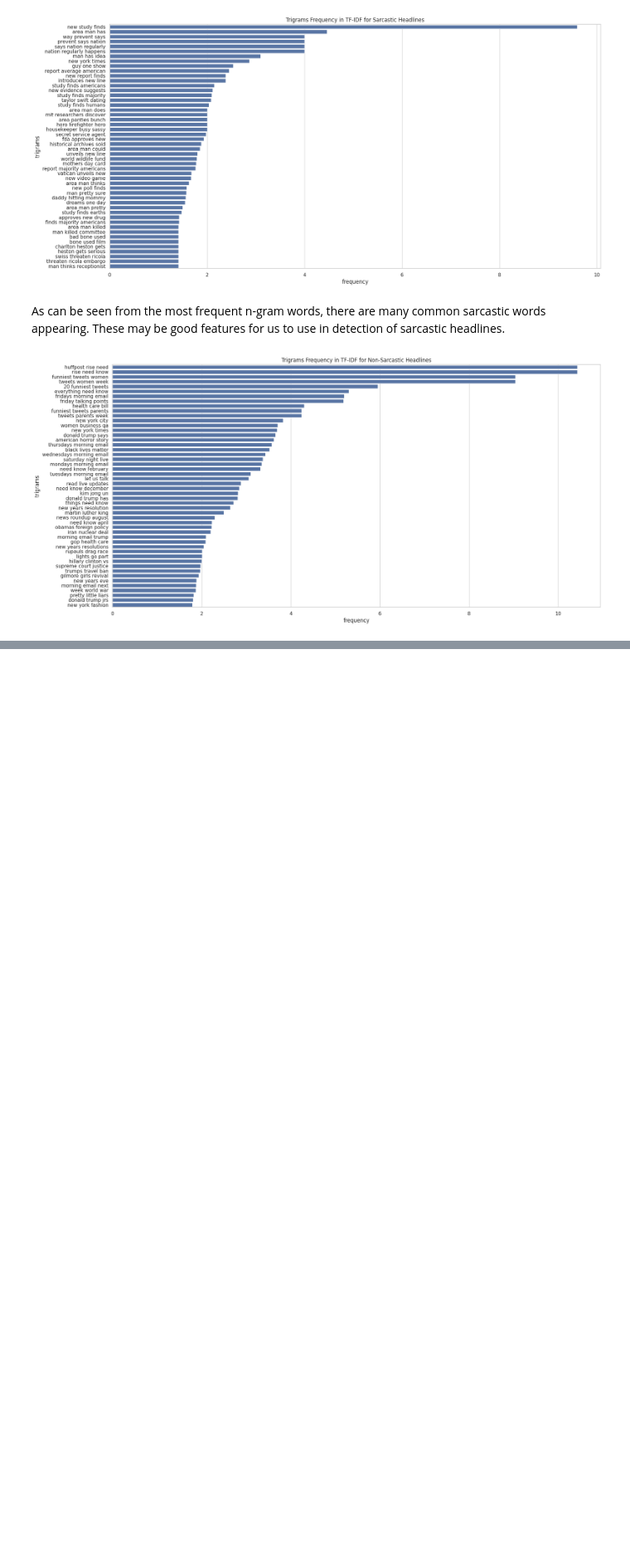
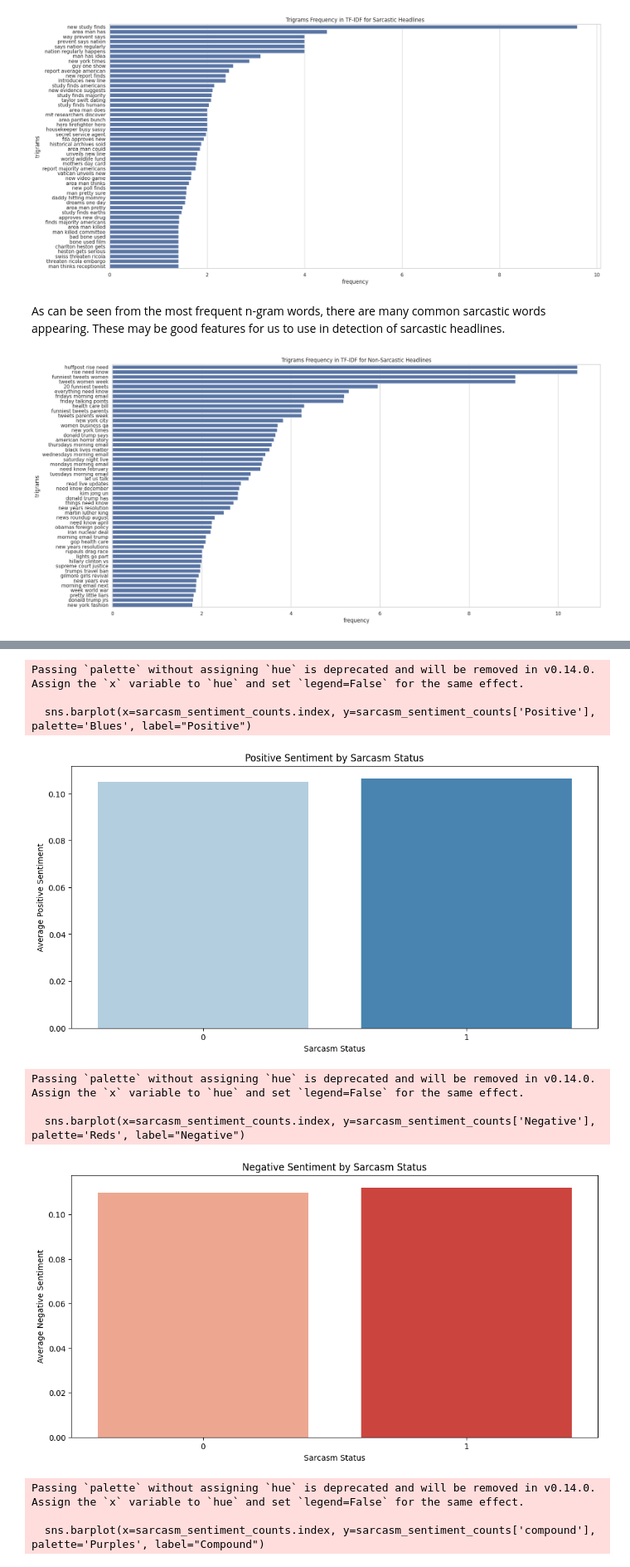
Before and after one commit to vigonometry/CS4248_Group8_SarcasmDetection, a Jupyter notebook: 03_EDA.ipynb, the cells around one changed output, grey strips where cells are left out. Shown at 83% size. Cells and saved outputs as stored; diff of their text form; code cells hidden in the pictures; blank space fills up the shorter version.

```diff
--- a/03_EDA.ipynb
+++ b/03_EDA.ipynb
@@ -643,0 +657,14 @@ plt.show()
+# %%
+# for sentiment analysis
+from nltk.sentiment.vader import SentimentIntensityAnalyzer
+
+# calculate VADER score
+sentiments = SentimentIntensityAnalyzer()
+sentiment_df = df[['headline', 'is_sarcastic','headline_cleaned']].copy()
+sentiment_results = sentiment_df["headline_cleaned"].apply(sentiments.polarity_scores)
+# %%
+sentiment_df["Positive"] = list(map(lambda x: x['pos'], sentiment_results))
+sentiment_df["Negative"] = list(map(lambda x: x['neg'], sentiment_results))
+sentiment_df["Neutral"] = list(map(lambda x: x['neu'], sentiment_results))
+sentiment_df["compound"] = list(map(lambda x: x['compound'], sentiment_results))
+sentiment_df
@@ -643,0 +685,41 @@ plt.show()
+# %%
+# Group by sarcasm status and count the sentiment distributions
+sarcasm_sentiment_counts = sentiment_df.groupby("is_sarcastic")[["Positive", "Negative", "compound"]].mean()
+
+# Plotting
+plt.figure(figsize=(12, 6))
+
+# Plot for positive sentiment
+sns.barplot(x=sarcasm_sentiment_counts.index, y=sarcasm_sentiment_counts['Positive'], palette='Blues', label="Positive")
+plt.title('Positive Sentiment by Sarcasm Status')
+plt.xlabel('Sarcasm Status')
+plt.ylabel('Average Positive Sentiment')
+plt.show()
+
+# Plot for negative sentiment
+plt.figure(figsize=(12, 6))
+sns.barplot(x=sarcasm_sentiment_counts.index, y=sarcasm_sentiment_counts['Negative'], palette='Reds', label="Negative")
+plt.title('Negative Sentiment by Sarcasm Status')
+plt.xlabel('Sarcasm Status')
+plt.ylabel('Average Negative Sentiment')
+plt.show()
+
+# Plot for compound sentiment
+plt.figure(figsize=(12, 6))
+sns.barplot(x=sarcasm_sentiment_counts.index, y=sarcasm_sentiment_counts['compound'], palette='Purples', label="Compound")
+plt.title('Compound Sentiment by Sarcasm Status')
+plt.xlabel('Sarcasm Status')
+plt.ylabel('Average Compound Sentiment')
+plt.show()
+# %% [output]
+Passing `palette` without assigning `hue` is deprecated and will be removed in v0.14.0. Assign the `x` variable to `hue` and set `legend=False` for the same effect.
+
+  sns.barplot(x=sarcasm_sentiment_counts.index, y=sarcasm_sentiment_counts['Positive'], palette='Blues', label="Positive")
+[figure, added]
+Passing `palette` without assigning `hue` is deprecated and will be removed in v0.14.0. Assign the `x` variable to `hue` and set `legend=False` for the same effect.
+
+  sns.barplot(x=sarcasm_sentiment_counts.index, y=sarcasm_sentiment_counts['Negative'], palette='Reds', label="Negative")
+[figure, added]
+Passing `palette` without assigning `hue` is deprecated and will be removed in v0.14.0. Assign the `x` variable to `hue` and set `legend=False` for the same effect.
+
+  sns.barplot(x=sarcasm_sentiment_counts.index, y=sarcasm_sentiment_counts['compound'], palette='Purples', label="Compound")
```
Also changed, not shown: parts of 20 cells of this notebook.
